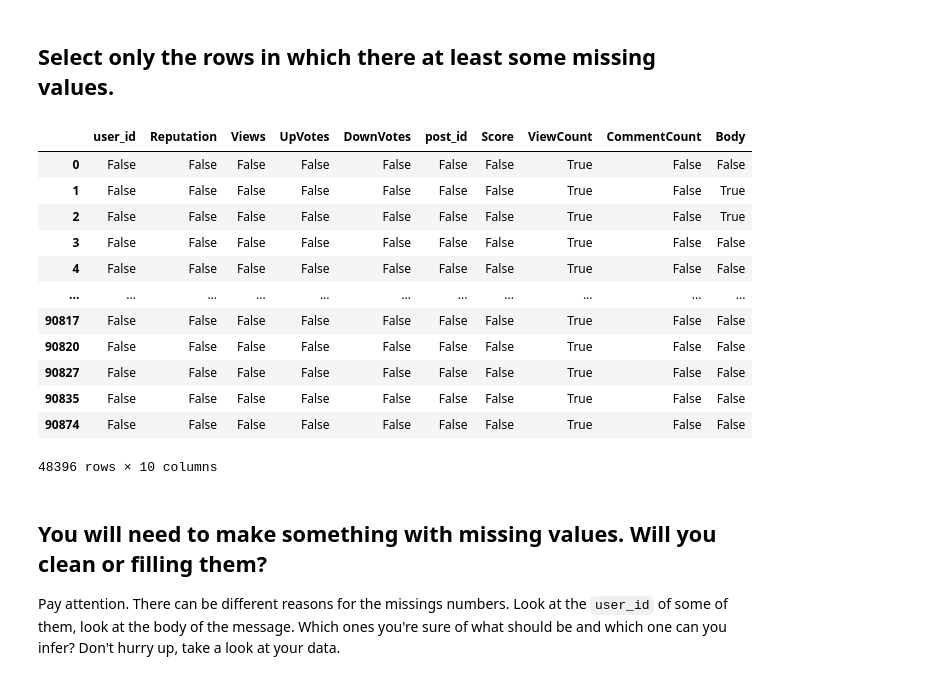
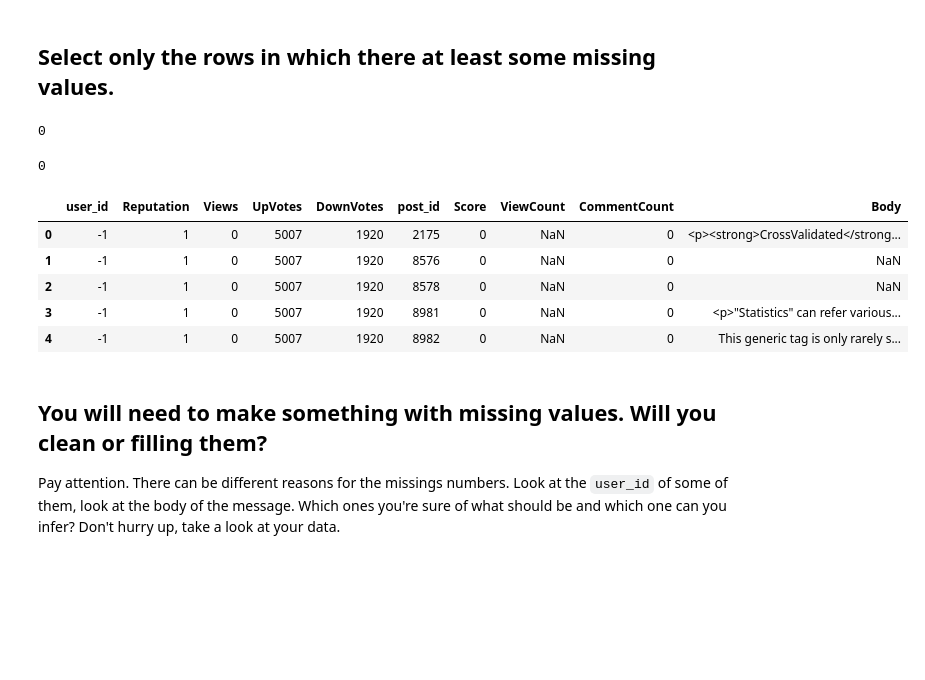
Before and after one commit to gabrielanakasato/ironhack-daft, a Jupyter notebook: labs/lab-w02/06-data-cleaning/your-code/data-cleaning-lab.ipynb, the cells around one changed output. Drawn from its saved outputs; the diff is of its cells as text; code cells hidden in the pictures; blank space fills up the shorter version.

```diff
--- a/labs/lab-w02/06-data-cleaning/your-code/data-cleaning-lab.ipynb
+++ b/labs/lab-w02/06-data-cleaning/your-code/data-cleaning-lab.ipynb
@@ -431,26 +431,27 @@ Body              220
 dtype: int64
 # %% [markdown]
 ## Select only the rows in which there at least some missing values.
+# %%
+(posts_from_users.ViewCount == 0).sum()
+# %% [output]
+0
+# %%
+(~(posts_from_users.Body != "")).sum()
+# %% [output]
+0
 # %%
 # Store the rows that have at least one missing value
-missing_values_rows = missing_values.loc[(missing_values.ViewCount == True) | missing_values.Body == True, :]
+missing_values_rows = posts_from_users[(posts_from_users['ViewCount'].isnull()) | (posts_from_users['Body'].isnull())]
 
-# Check the result
-missing_values_rows
+# Check the results
+missing_values_rows.head()
 # %% [output]
 |  | user_id | Reputation | Views | UpVotes | DownVotes | post_id | Score | ViewCount | CommentCount | Body |
-| 0 | False | False | False | False | False | False | False | True | False | False |
-| 1 | False | False | False | False | False | False | False | True | False | True |
-| 2 | False | False | False | False | False | False | False | True | False | True |
-| 3 | False | False | False | False | False | False | False | True | False | False |
-| 4 | False | False | False | False | False | False | False | True | False | False |
-| ... | ... | ... | ... | ... | ... | ... | ... | ... | ... | ... |
-| 90817 | False | False | False | False | False | False | False | True | False | False |
-| 90820 | False | False | False | False | False | False | False | True | False | False |
-| 90827 | False | False | False | False | False | False | False | True | False | False |
-| 90835 | False | False | False | False | False | False | False | True | False | False |
-| 90874 | False | False | False | False | False | False | False | True | False | False |
+| 0 | -1 | 1 | 0 | 5007 | 1920 | 2175 | 0 | NaN | 0 | <p><strong>CrossValidated</strong... |
+| 1 | -1 | 1 | 0 | 5007 | 1920 | 8576 | 0 | NaN | 0 | NaN |
+| 2 | -1 | 1 | 0 | 5007 | 1920 | 8578 | 0 | NaN | 0 | NaN |
+| 3 | -1 | 1 | 0 | 5007 | 1920 | 8981 | 0 | NaN | 0 | <p>"Statistics" can refer various... |
+| 4 | -1 | 1 | 0 | 5007 | 1920 | 8982 | 0 | NaN | 0 | This generic tag is only rarely s... |
-48396 rows × 10 columns
 # %% [markdown]
 ## You will need to make something with missing values.  Will you clean or filling them?
 
```
Also changed, not shown: parts of 4 cells of this notebook, 1 other file.
